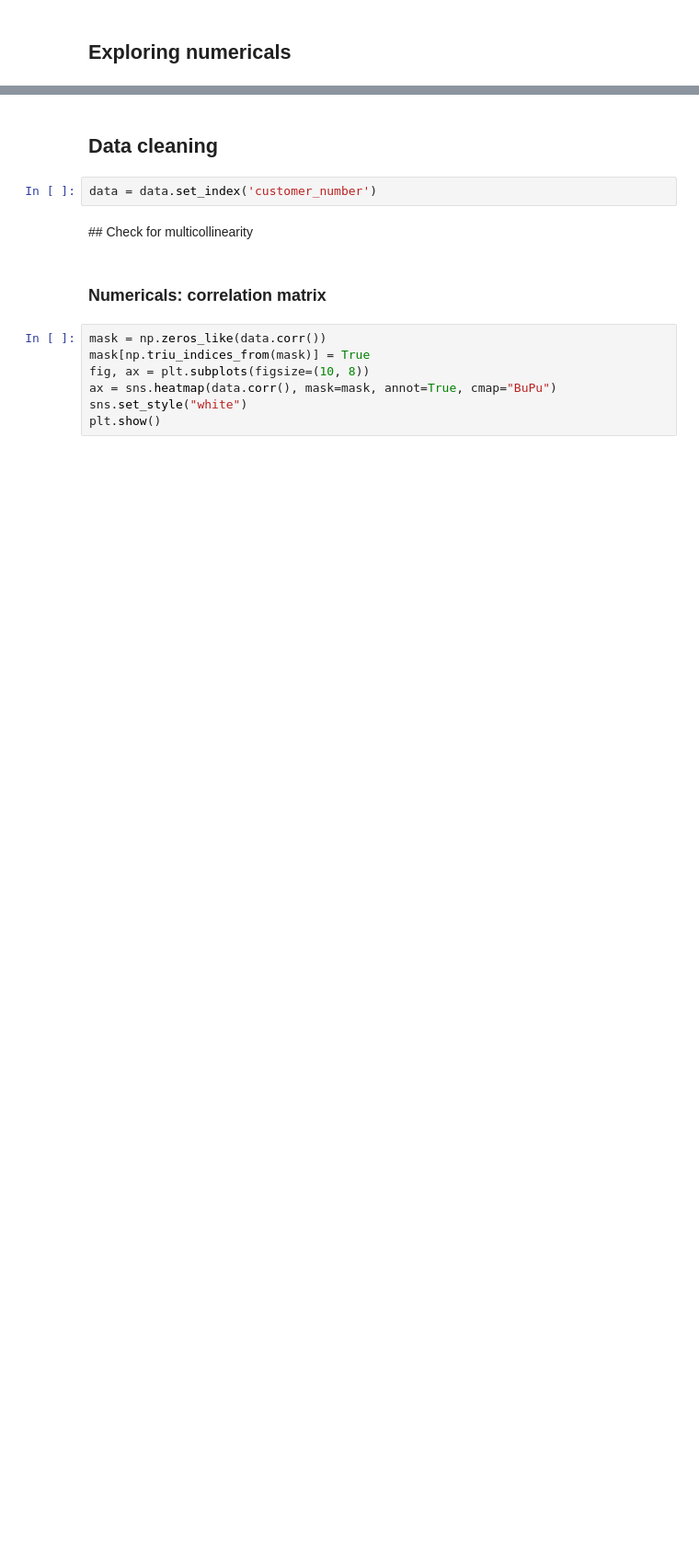
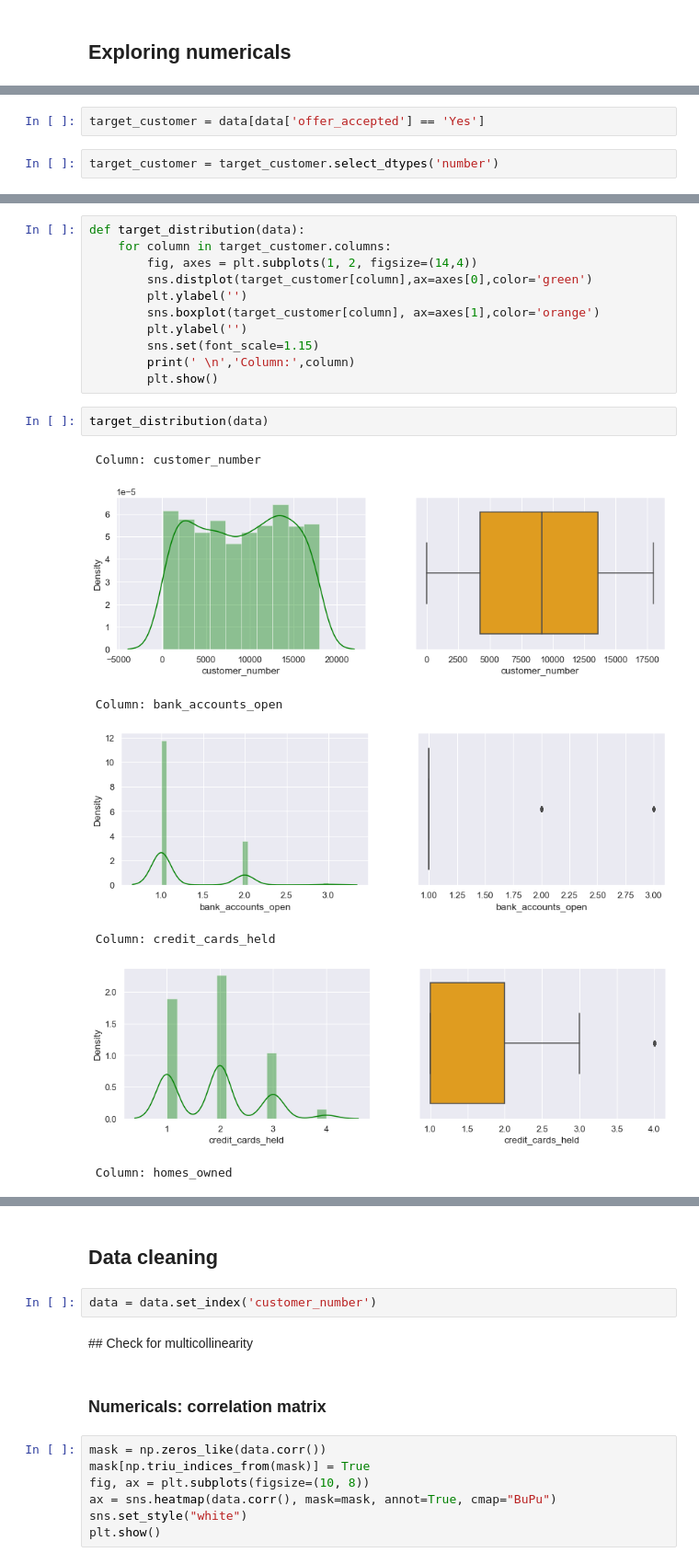
Before and after one commit to silviagonzalez98/Mid-Bootcamp-Project-Classification, a Jupyter notebook: project/python-work.ipynb, the cells around one changed output, grey strips where cells are left out. Shown at 92% size. Saved outputs shown, nothing was run; the diff lists cells and outputs as text; blank space fills up the shorter version.

```diff
--- a/project/python-work.ipynb
+++ b/project/python-work.ipynb
@@ -207,0 +207,4 @@ numericals_distribution(data)
+# %%
+target_customer = data[data['offer_accepted'] == 'Yes']
+# %%
+target_customer = target_customer.select_dtypes('number')
@@ -207,0 +215,21 @@ numericals_distribution(data)
+# %%
+def target_distribution(data):
+    for column in target_customer.columns:
+        fig, axes = plt.subplots(1, 2, figsize=(14,4))
+        sns.distplot(target_customer[column],ax=axes[0],color='green')
+        plt.ylabel('')
+        sns.boxplot(target_customer[column], ax=axes[1],color='orange')
+        plt.ylabel('')
+        sns.set(font_scale=1.15)
+        print(' \n','Column:',column)
+        plt.show()
+# %%
+target_distribution(data)
+# %% [output]
+ Column: customer_number
+[figure, added]
+ Column: bank_accounts_open
+[figure, added]
+ Column: credit_cards_held
+[figure, added]
+ Column: homes_owned
```
Also changed, not shown: parts of 6 cells of this notebook.
